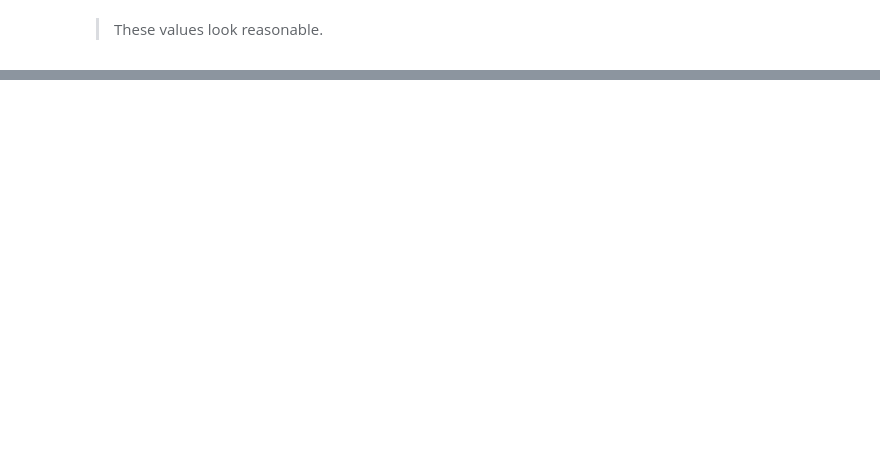
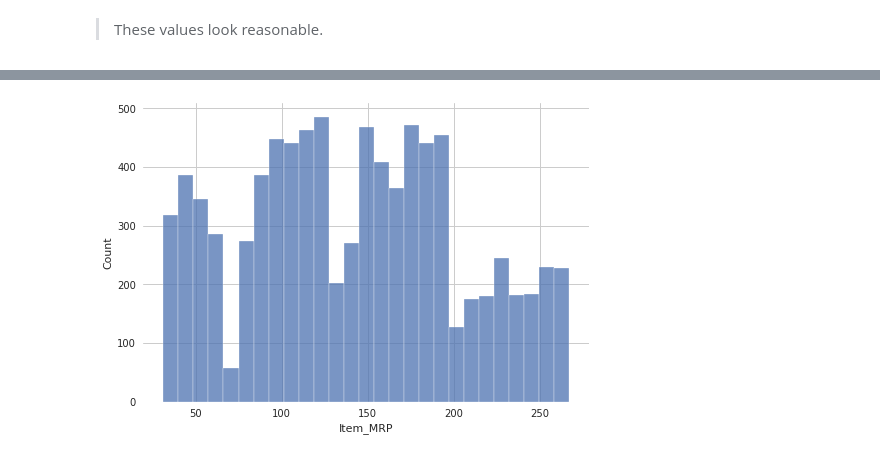
Before and after one commit to osluder/food-sales-predictions, a Jupyter notebook: food-sales-predictions.ipynb, the cells around one changed output, grey strips where cells are left out. Cells and saved outputs as stored; diff of their text form; code cells hidden in the pictures; blank space fills up the shorter version.

```diff
--- a/food-sales-predictions.ipynb
+++ b/food-sales-predictions.ipynb
@@ -354,0 +406,6 @@ Name: Item_Outlet_Sales, dtype: float64
+# %%
+ax = sns.histplot(data=df['Item_MRP'])
+#ax.set_title('Item_MRP')
+plt.show()
+# %% [output]
+[figure, added]
```
Also changed, not shown: parts of 85 cells of this notebook.
